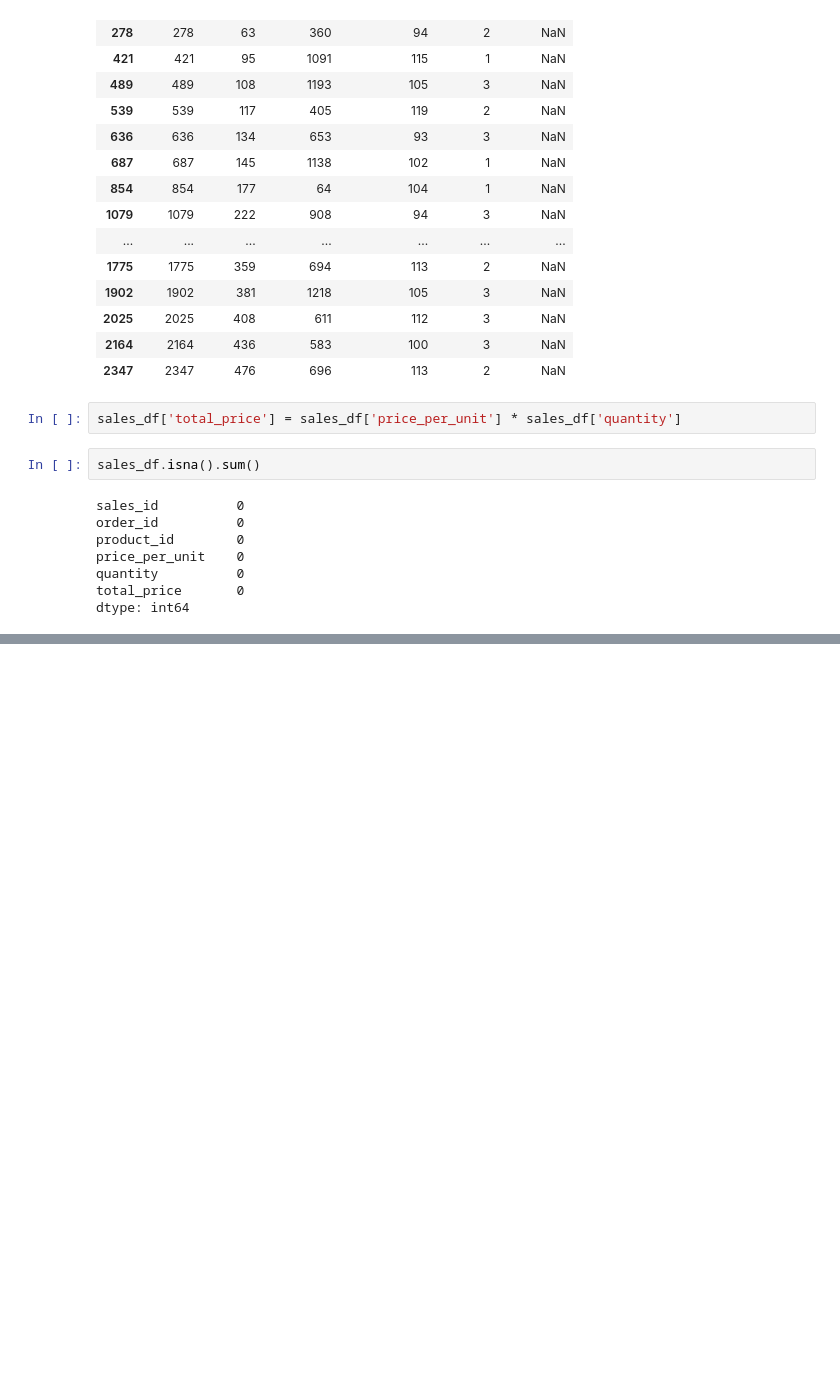
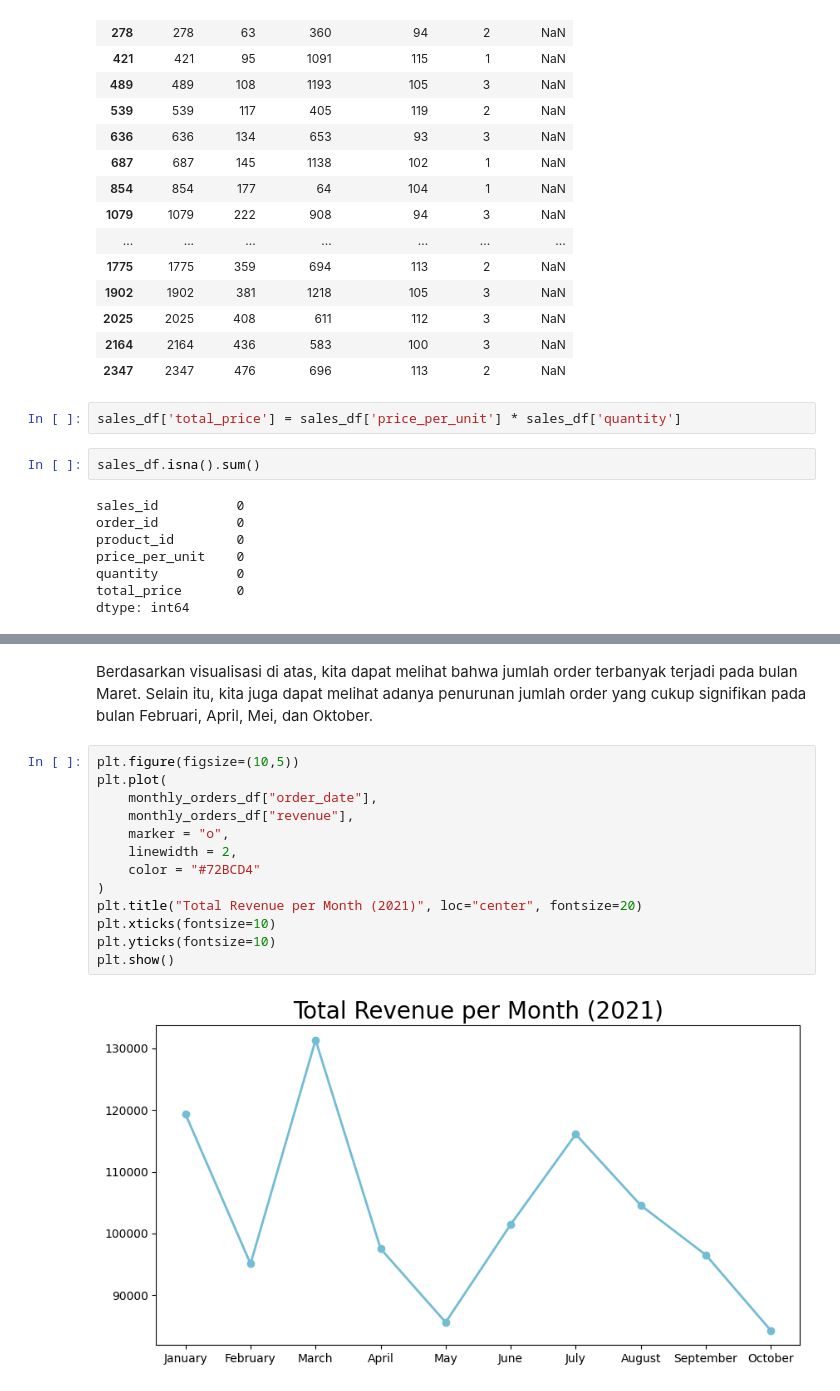
Before and after one commit to rhjhaerol/data-analisis-shopping-chart-database, a Jupyter notebook: data_analisis.ipynb, the cells around one changed output, grey strips where cells are left out. Saved outputs shown, nothing was run; the diff lists cells and outputs as text; blank space fills up the shorter version.

```diff
--- a/data_analisis.ipynb
+++ b/data_analisis.ipynb
@@ -767,0 +853,17 @@ Pivot table di atas memberikan kita gambaran terkait tipe produk yang disukai pe
+# %% [markdown]
+Berdasarkan visualisasi di atas, kita dapat melihat bahwa jumlah order terbanyak terjadi pada bulan Maret. Selain itu, kita juga dapat melihat adanya penurunan jumlah order yang cukup signifikan pada bulan Februari, April, Mei, dan Oktober.
+# %%
+plt.figure(figsize=(10,5))
+plt.plot(
+    monthly_orders_df["order_date"],
+    monthly_orders_df["revenue"],
+    marker = "o",
+    linewidth = 2,
+    color = "#72BCD4"
+)
+plt.title("Total Revenue per Month (2021)", loc="center", fontsize=20)
+plt.xticks(fontsize=10)
+plt.yticks(fontsize=10)
+plt.show()
+# %% [output]
+[figure, added]
```
Also changed, not shown: parts of 108 cells of this notebook.
